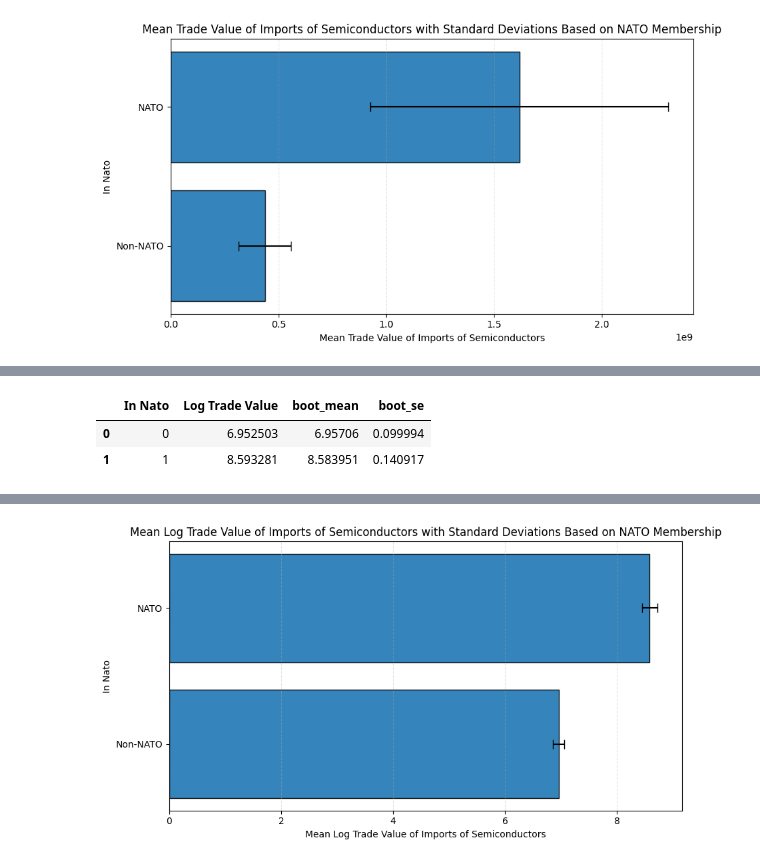
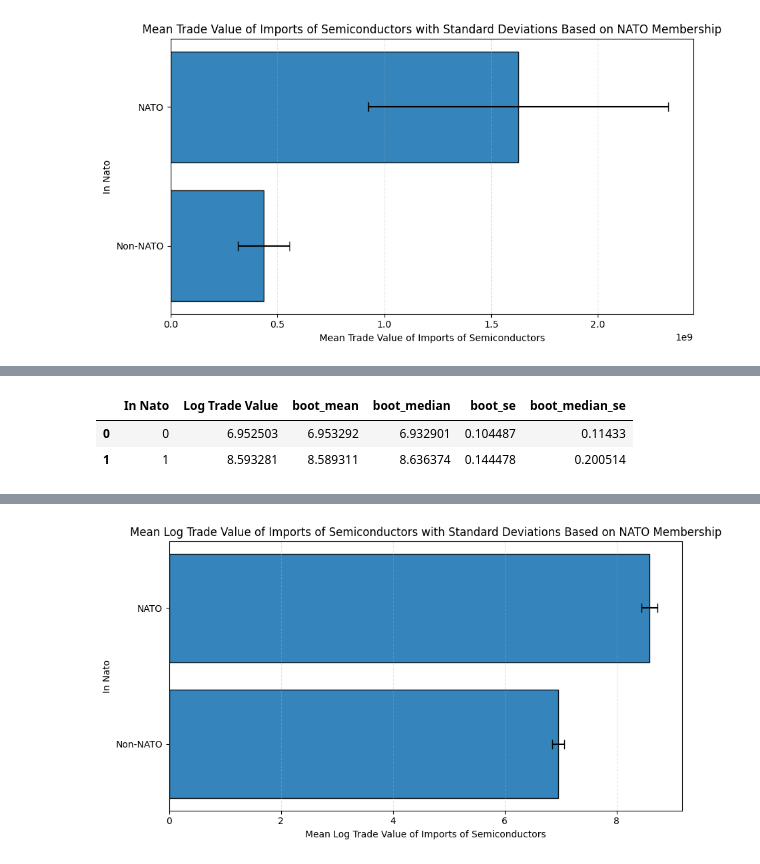
Before and after one commit to past6301/final-project-631, a Jupyter notebook: hypothesis-test-assignment.ipynb, the cells around one changed output, grey strips where cells are left out. Cells and saved outputs as stored; diff of their text form; code cells hidden in the pictures.

```diff
--- a/hypothesis-test-assignment.ipynb
+++ b/hypothesis-test-assignment.ipynb
@@ -236,7 +240,9 @@ boot_log_data = semiconductors.groupby('In Nato')['Log Trade Value'].mean().rese
 nato_copy = semiconductors[['In Nato', 'Trade Value']]
 
 boot_data['boot_mean'] = pd.NA
+boot_data['boot_median'] = pd.NA
 boot_data['boot_se'] = pd.NA
+boot_data['boot_median_se'] = pd.NA
 
 num_sim = 1000
 
@@ -245,13 +251,17 @@ for idx, row in boot_data.iterrows() :
     this_gp = nato_copy.query(f"`In Nato` == {this_nato}")
 
     mean_samples = []
+    median_samples = []
 
     for _ in range (num_sim) :
         this_sample = this_gp.sample(n=len(this_gp), replace=True)
         mean_samples.append(np.mean(this_sample['Trade Value']))
+        median_samples.append(np.median(this_sample['Trade Value']))
 
     boot_data.loc[boot_data['In Nato'] == this_nato, 'boot_mean'] = np.mean(mean_samples)
+    boot_data.loc[boot_data['In Nato'] == this_nato, 'boot_median'] = np.mean(median_samples)
     boot_data.loc[boot_data['In Nato'] == this_nato, 'boot_se'] = np.std(mean_samples)
+    boot_data.loc[boot_data['In Nato'] == this_nato, 'boot_median_se'] = np.std(median_samples)
 
 boot_data
 # %% [output]
@@ -284,26 +322,32 @@ plt.show()
 # %%
 nato_log_copy = semiconductors[['In Nato', 'Log Trade Value']]
 
 boot_log_data['boot_mean'] = pd.NA
+boot_log_data['boot_median'] = pd.NA
 boot_log_data['boot_se'] = pd.NA
+boot_log_data['boot_median_se'] = pd.NA
 
 num_sim = 1000
 
 for idx, row in boot_log_data.iterrows() :
     this_nato = row['In Nato']
     this_gp = nato_log_copy.query(f"`In Nato` == {this_nato}")
 
     mean_samples = []
+    median_samples = []
 
     for _ in range (num_sim) :
         this_sample = this_gp.sample(n=len(this_gp), replace=True)
         mean_samples.append(np.mean(this_sample['Log Trade Value']))
+        median_samples.append(np.median(this_sample['Log Trade Value']))
 
     boot_log_data.loc[boot_log_data['In Nato'] == this_nato, 'boot_mean'] = np.mean(mean_samples)
+    boot_log_data.loc[boot_log_data['In Nato'] == this_nato, 'boot_median'] = np.mean(median_samples)
     boot_log_data.loc[boot_log_data['In Nato'] == this_nato, 'boot_se'] = np.std(mean_samples)
+    boot_log_data.loc[boot_log_data['In Nato'] == this_nato, 'boot_median_se'] = np.std(median_samples)
 
 boot_log_data
 # %% [output]
-|  | In Nato | Log Trade Value | boot_mean | boot_se |
-| 0 | 0 | 6.952503 | 6.95706 | 0.099994 |
-| 1 | 1 | 8.593281 | 8.583951 | 0.140917 |
+|  | In Nato | Log Trade Value | boot_mean | boot_median | boot_se | boot_median_se |
+| 0 | 0 | 6.952503 | 6.953292 | 6.932901 | 0.104487 | 0.11433 |
+| 1 | 1 | 8.593281 | 8.589311 | 8.636374 | 0.144478 | 0.200514 |
```
Also changed, not shown: parts of 12 cells of this notebook, 1 other file.
